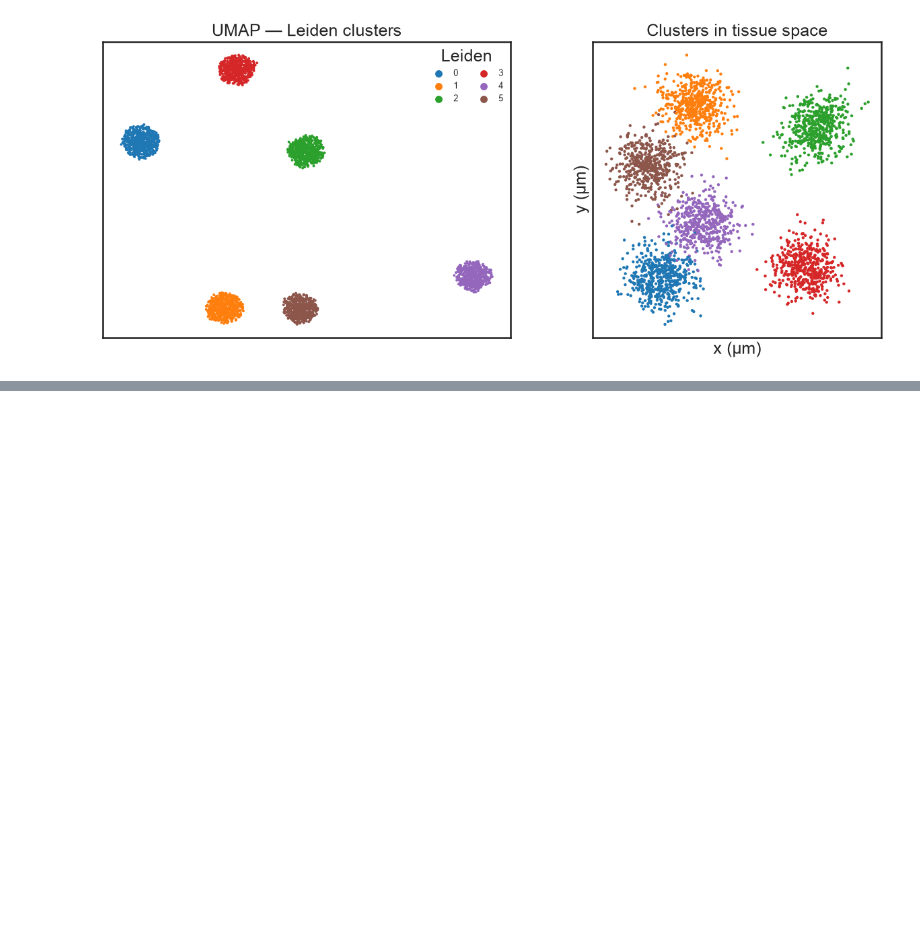
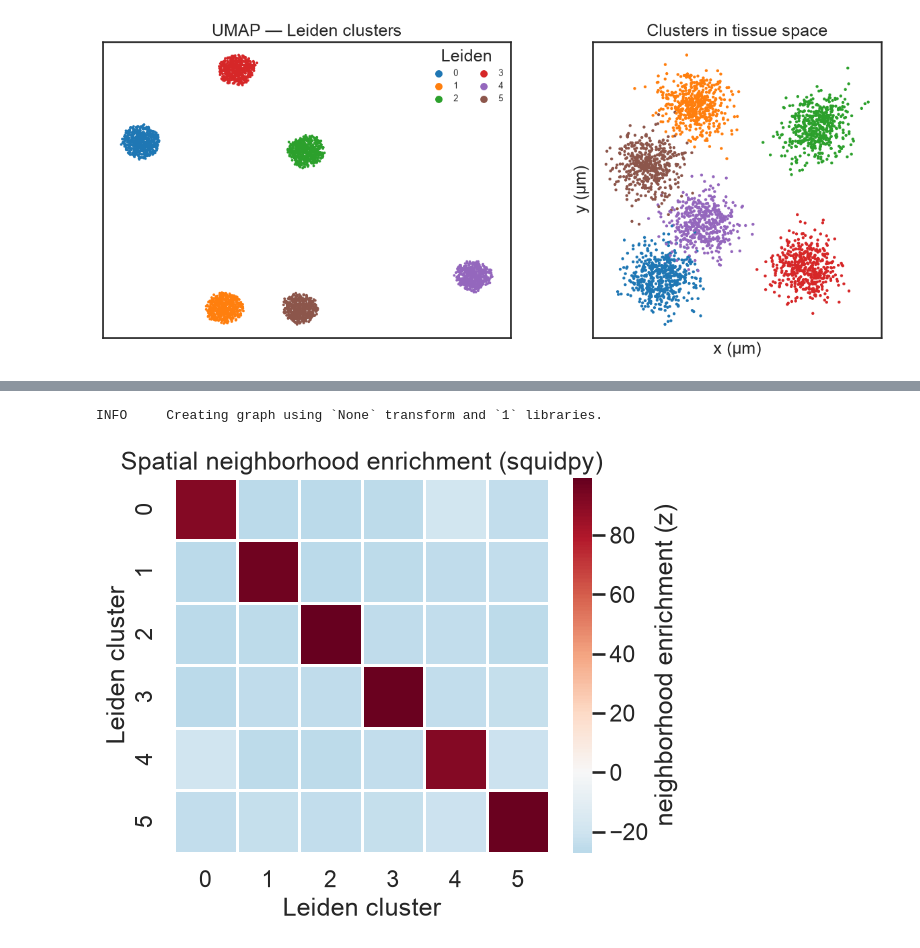
Before and after one commit to kevincorvallis/MERFISH, a Jupyter notebook: notebooks/demo_synthetic_pipeline.ipynb, the cells around one changed output, grey strips where cells are left out. Drawn from its saved outputs; the diff is of its cells as text; code cells hidden in the pictures; blank space fills up the shorter version.

Commit message:
Add squidpy spatial analysis to demo

```diff
--- a/notebooks/demo_synthetic_pipeline.ipynb
+++ b/notebooks/demo_synthetic_pipeline.ipynb
@@ -86,0 +95,23 @@ plt.show()
+# %%
+import squidpy as sq
+
+ad.obs["leiden"] = ad.obs["leiden"].astype("category")
+sq.gr.spatial_neighbors(ad, coord_type="generic", n_neighs=6)
+sq.gr.nhood_enrichment(ad, cluster_key="leiden", seed=0, show_progress_bar=False)
+
+z = ad.uns["leiden_nhood_enrichment"]["zscore"]
+fig, ax = plt.subplots(figsize=(6.4, 5.2))
+sns.heatmap(z, cmap="RdBu_r", center=0, square=True, linewidths=1, linecolor="white",
+            xticklabels=cats, yticklabels=cats,
+            cbar_kws={"label": "neighborhood enrichment (z)"}, ax=ax)
+ax.set(title="Spatial neighborhood enrichment (squidpy)",
+       xlabel="Leiden cluster", ylabel="Leiden cluster")
+plt.tight_layout()
+plt.savefig("../assets/demo_spatial_squidpy.png", dpi=150, bbox_inches="tight",
+            facecolor="white")
+plt.show()
+# Spatially segregated domains -> strong positive self-enrichment (diagonal),
+# negative cross-enrichment off-diagonal.
+# %% [output]
+INFO     Creating graph using `None` transform and `1` libraries.
+[figure, added]
```
Also changed, not shown: parts of 2 cells of this notebook, 3 other files.
